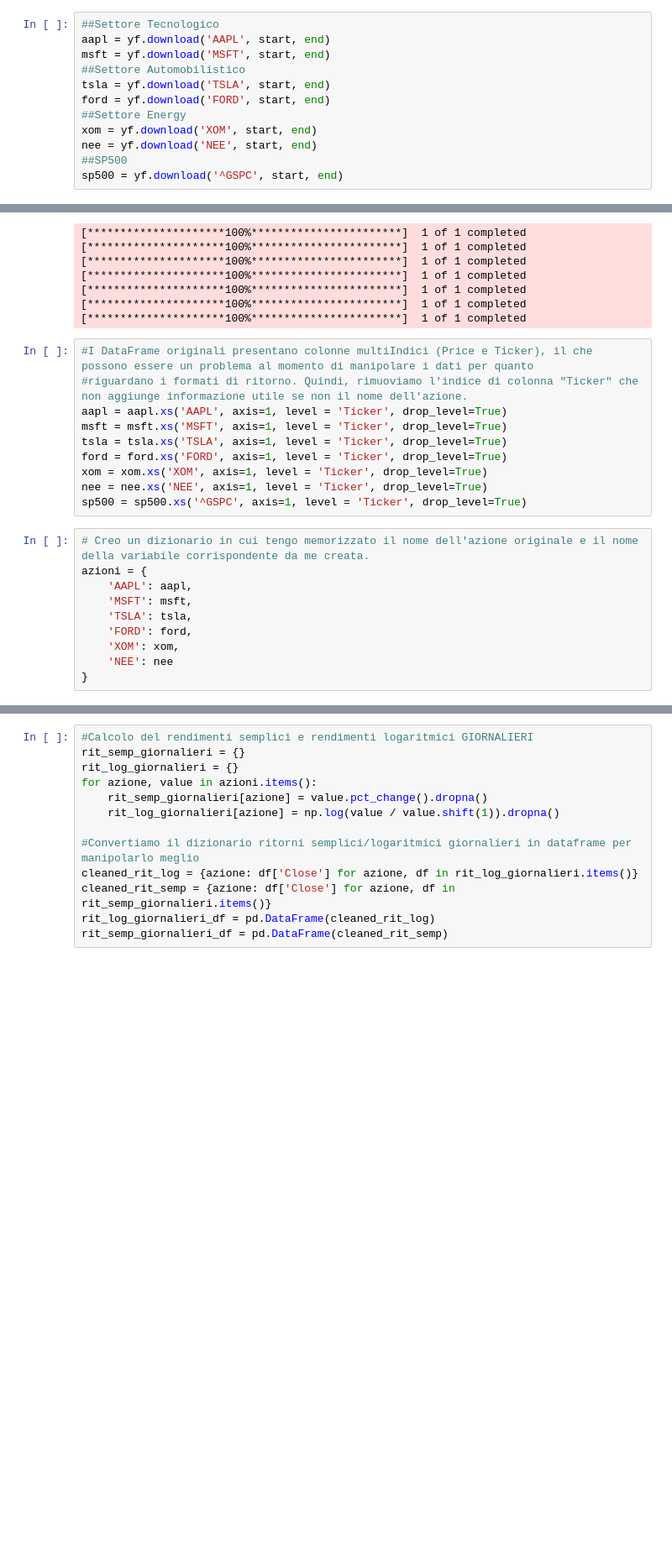
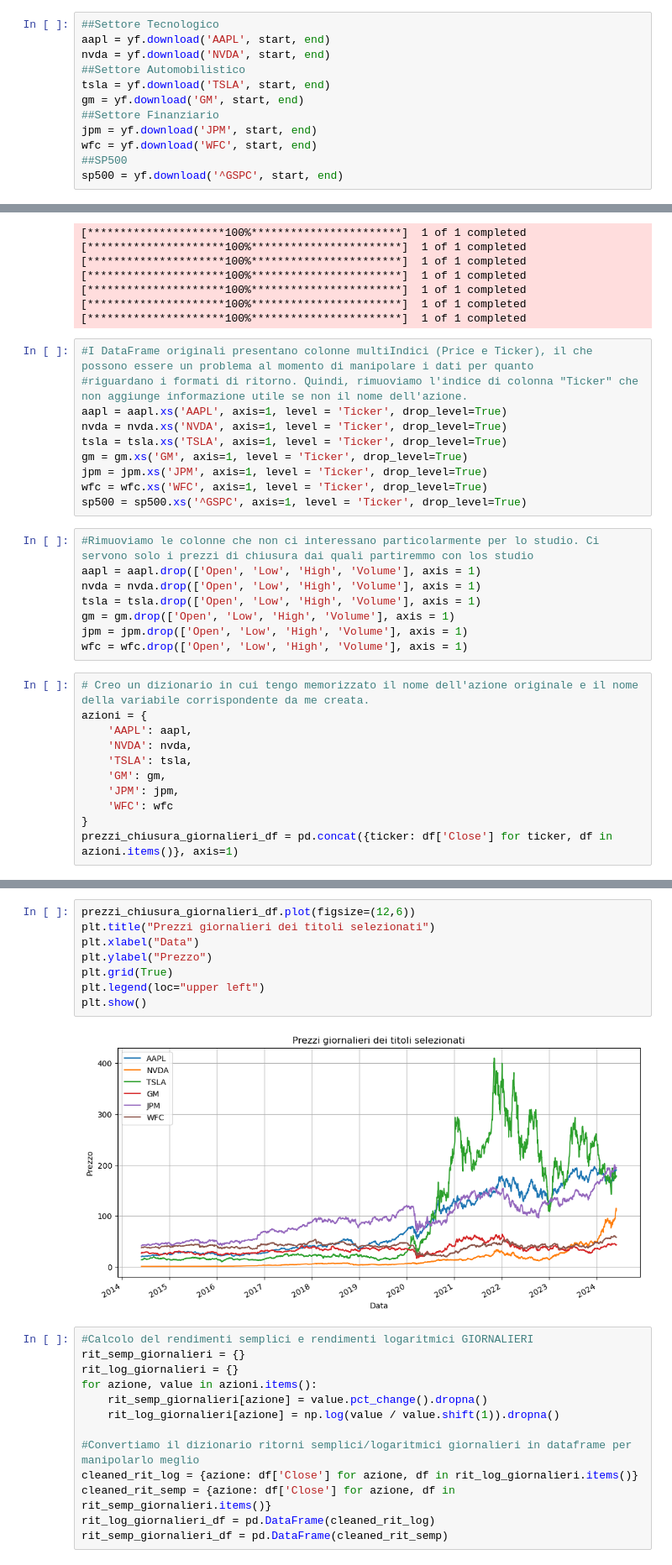
Before and after one commit to ArocchiDS/Business-Intelligence-finance, a Jupyter notebook: BISF_Proyect.ipynb, the cells around one changed output, grey strips where cells are left out. Shown at 84% size. Cells and saved outputs as stored; diff of their text form; blank space fills up the shorter version.

```diff
--- a/BISF_Proyect.ipynb
+++ b/BISF_Proyect.ipynb
@@ -14,13 +14,13 @@ end = datetime.datetime(2024, 5, 31)
 # %%
 ##Settore Tecnologico
 aapl = yf.download('AAPL', start, end)
-msft = yf.download('MSFT', start, end)
+nvda = yf.download('NVDA', start, end)
 ##Settore Automobilistico
 tsla = yf.download('TSLA', start, end)
-ford = yf.download('FORD', start, end)
-##Settore Energy
-xom = yf.download('XOM', start, end)
-nee = yf.download('NEE', start, end)
+gm = yf.download('GM', start, end)
+##Settore Finanziario
+jpm = yf.download('JPM', start, end)
+wfc = yf.download('WFC', start, end)
 ##SP500
 sp500 = yf.download('^GSPC', start, end)
 # %% [output]
@@ -36,19 +36,28 @@ YF.download() has changed argument auto_adjust default to True
 #I DataFrame originali presentano colonne multiIndici (Price e Ticker), il che possono essere un problema al momento di manipolare i dati per quanto
 #riguardano i formati di ritorno. Quindi, rimuoviamo l'indice di colonna "Ticker" che non aggiunge informazione utile se non il nome dell'azione.
 aapl = aapl.xs('AAPL', axis=1, level = 'Ticker', drop_level=True)
-msft = msft.xs('MSFT', axis=1, level = 'Ticker', drop_level=True)
+nvda = nvda.xs('NVDA', axis=1, level = 'Ticker', drop_level=True)
 tsla = tsla.xs('TSLA', axis=1, level = 'Ticker', drop_level=True)
-ford = ford.xs('FORD', axis=1, level = 'Ticker', drop_level=True)
-xom = xom.xs('XOM', axis=1, level = 'Ticker', drop_level=True)
-nee = nee.xs('NEE', axis=1, level = 'Ticker', drop_level=True)
+gm = gm.xs('GM', axis=1, level = 'Ticker', drop_level=True)
+jpm = jpm.xs('JPM', axis=1, level = 'Ticker', drop_level=True)
+wfc = wfc.xs('WFC', axis=1, level = 'Ticker', drop_level=True)
 sp500 = sp500.xs('^GSPC', axis=1, level = 'Ticker', drop_level=True)
+# %%
+#Rimuoviamo le colonne che non ci interessano particolarmente per lo studio. Ci servono solo i prezzi di chiusura dai quali partiremmo con los studio
+aapl = aapl.drop(['Open', 'Low', 'High', 'Volume'], axis = 1)
+nvda = nvda.drop(['Open', 'Low', 'High', 'Volume'], axis = 1)
+tsla = tsla.drop(['Open', 'Low', 'High', 'Volume'], axis = 1)
+gm = gm.drop(['Open', 'Low', 'High', 'Volume'], axis = 1)
+jpm = jpm.drop(['Open', 'Low', 'High', 'Volume'], axis = 1)
+wfc = wfc.drop(['Open', 'Low', 'High', 'Volume'], axis = 1)
 # %%
 # Creo un dizionario in cui tengo memorizzato il nome dell'azione originale e il nome della variabile corrispondente da me creata.
 azioni = {
     'AAPL': aapl,
-    'MSFT': msft,
+    'NVDA': nvda,
     'TSLA': tsla,
-    'FORD': ford,
-    'XOM': xom,
-    'NEE': nee
+    'GM': gm,
+    'JPM': jpm,
+    'WFC': wfc
 }
+prezzi_chiusura_giornalieri_df = pd.concat({ticker: df['Close'] for ticker, df in azioni.items()}, axis=1)
@@ -64,3 +64,13 @@ for azione, value in azioni.items():
+# %%
+prezzi_chiusura_giornalieri_df.plot(figsize=(12,6))
+plt.title("Prezzi giornalieri dei titoli selezionati")
+plt.xlabel("Data")
+plt.ylabel("Prezzo")
+plt.grid(True)
+plt.legend(loc="upper left")
+plt.show()
+# %% [output]
+[figure, added]
 # %%
 #Calcolo del rendimenti semplici e rendimenti logaritmici GIORNALIERI
 rit_semp_giornalieri = {}
```
Also changed, not shown: parts of 4 cells of this notebook.
